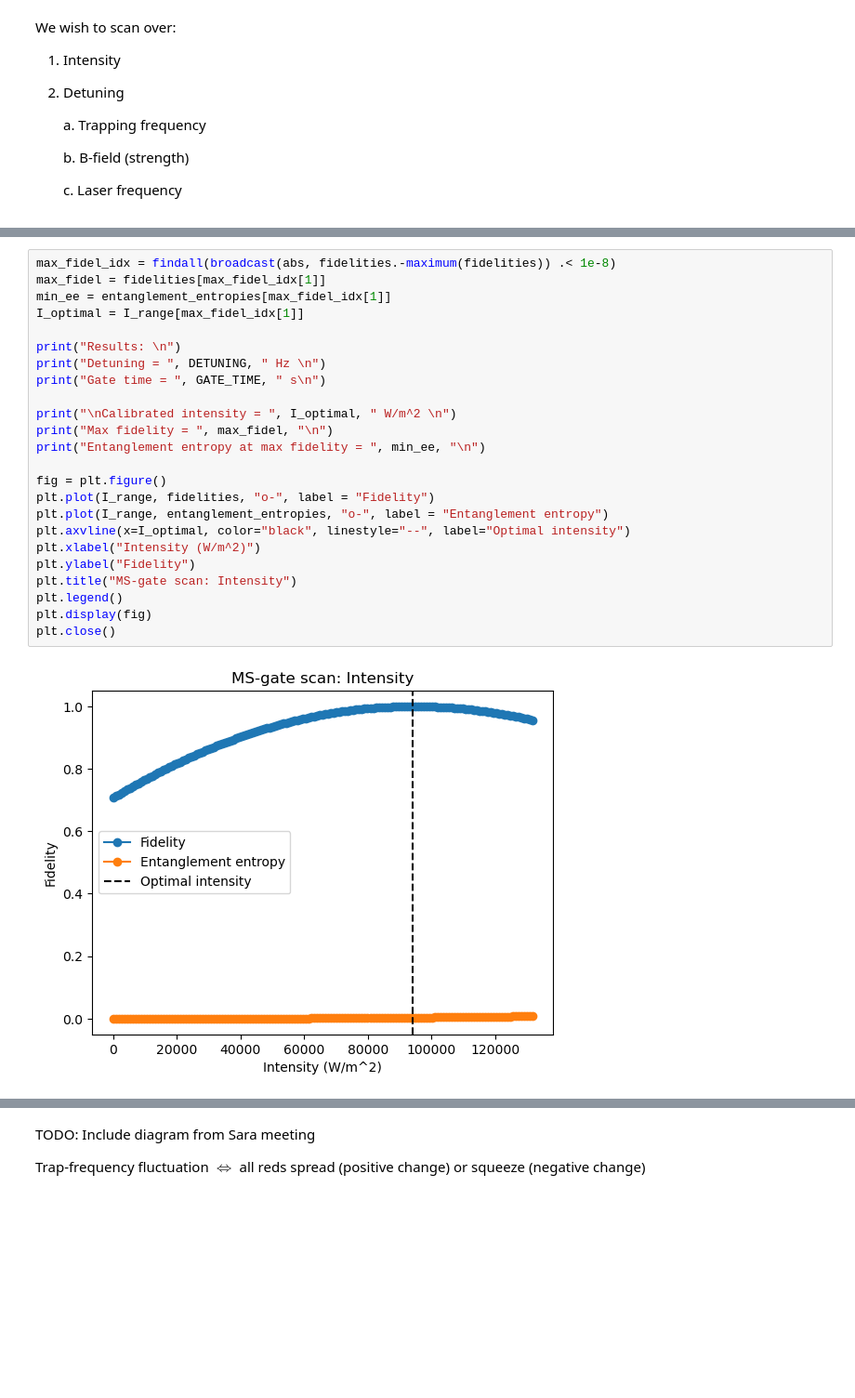
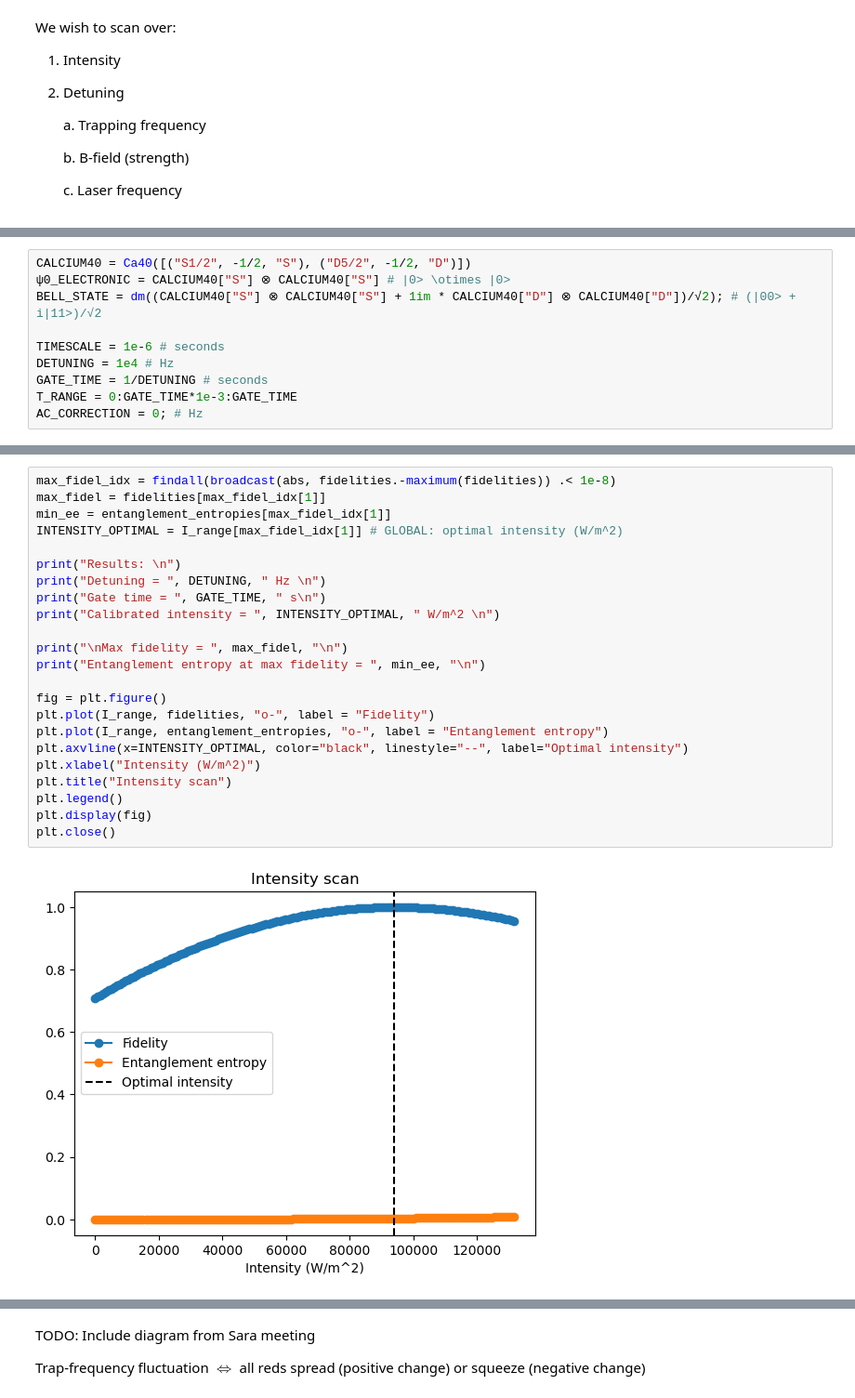
Before and after one commit to SQRLab/IonSim, a Jupyter notebook: molmer_sorensen_all_scans.ipynb, the cells around one changed output, grey strips where cells are left out. Shown at 93% size. Cells and saved outputs as stored; diff of their text form; blank space fills up the shorter version.

```diff
--- a/molmer_sorensen_all_scans.ipynb
+++ b/molmer_sorensen_all_scans.ipynb
@@ -72,0 +37,10 @@ laser1.λ: 7.291469940286195e-7
+# %%
+CALCIUM40 = Ca40([("S1/2", -1/2, "S"), ("D5/2", -1/2, "D")])
+ψ0_ELECTRONIC = CALCIUM40["S"] ⊗ CALCIUM40["S"] # |0> \otimes |0>
+BELL_STATE = dm((CALCIUM40["S"] ⊗ CALCIUM40["S"] + 1im * CALCIUM40["D"] ⊗ CALCIUM40["D"])/√2); # (|00> + i|11>)/√2
+
+TIMESCALE = 1e-6 # seconds
+DETUNING = 1e4 # Hz
+GATE_TIME = 1/DETUNING # seconds
+T_RANGE = 0:GATE_TIME*1e-3:GATE_TIME
+AC_CORRECTION = 0; # Hz
@@ -126,29 +176,28 @@ end
 # %%
 max_fidel_idx = findall(broadcast(abs, fidelities.-maximum(fidelities)) .< 1e-8)
 max_fidel = fidelities[max_fidel_idx[1]]
 min_ee = entanglement_entropies[max_fidel_idx[1]]
-I_optimal = I_range[max_fidel_idx[1]]
+INTENSITY_OPTIMAL = I_range[max_fidel_idx[1]] # GLOBAL: optimal intensity (W/m^2)
 
 print("Results: \n")
 print("Detuning = ", DETUNING, " Hz \n")
 print("Gate time = ", GATE_TIME, " s\n")
+print("Calibrated intensity = ", INTENSITY_OPTIMAL, " W/m^2 \n")
 
-print("\nCalibrated intensity = ", I_optimal, " W/m^2 \n")
-print("Max fidelity = ", max_fidel, "\n")
+print("\nMax fidelity = ", max_fidel, "\n")
 print("Entanglement entropy at max fidelity = ", min_ee, "\n")
 
 fig = plt.figure()
 plt.plot(I_range, fidelities, "o-", label = "Fidelity")
 plt.plot(I_range, entanglement_entropies, "o-", label = "Entanglement entropy")
-plt.axvline(x=I_optimal, color="black", linestyle="--", label="Optimal intensity")
+plt.axvline(x=INTENSITY_OPTIMAL, color="black", linestyle="--", label="Optimal intensity")
 plt.xlabel("Intensity (W/m^2)")
-plt.ylabel("Fidelity")
-plt.title("MS-gate scan: Intensity")
+plt.title("Intensity scan")
 plt.legend()
 plt.display(fig)
 plt.close()
 # %% [output]
-[figure, old version]
+[figure, new version]
 Results:
 Detuning = 10000.0 Hz
 Gate time = 0.0001 s
```
Also changed, not shown: parts of 67 cells of this notebook, 1 other file.
